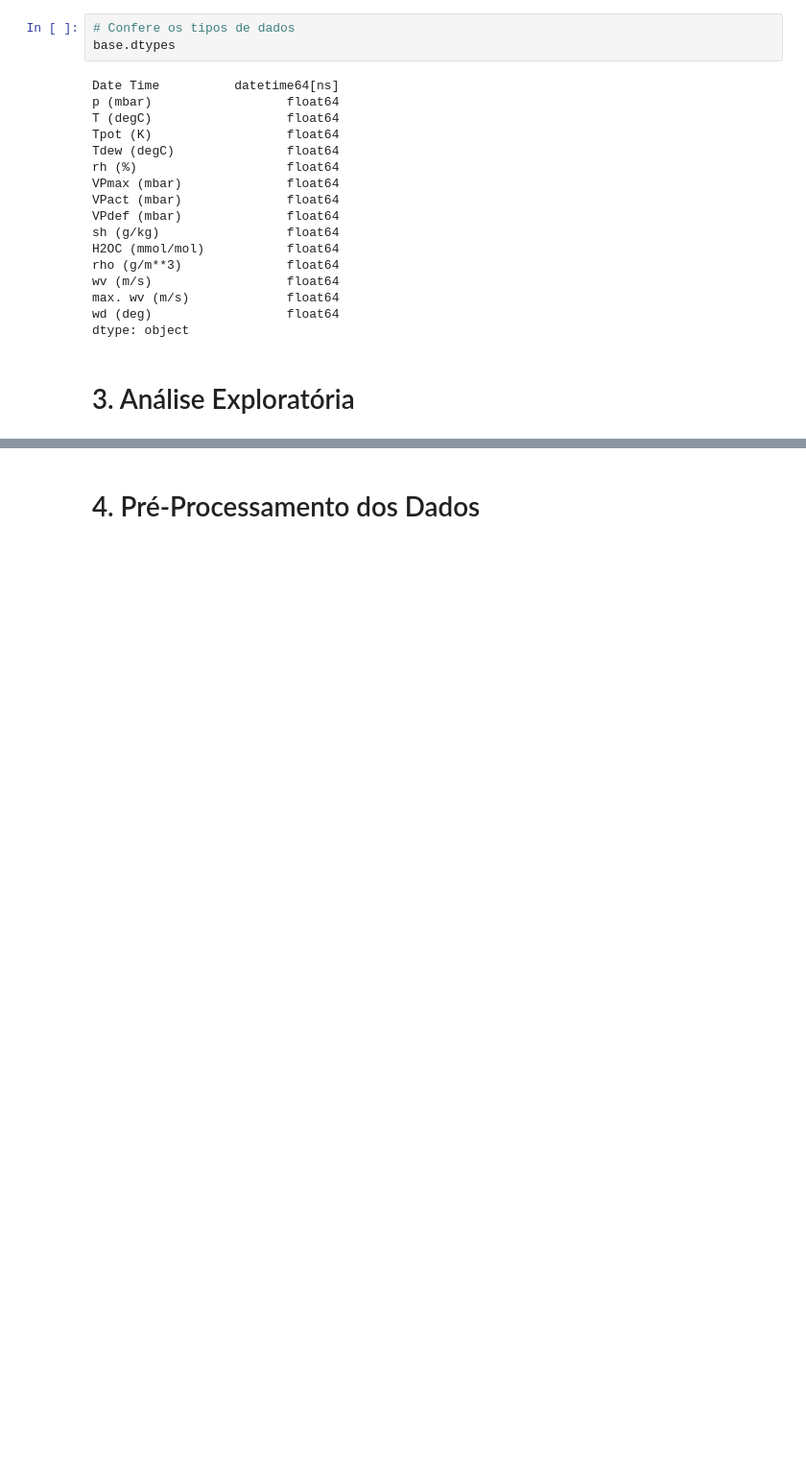
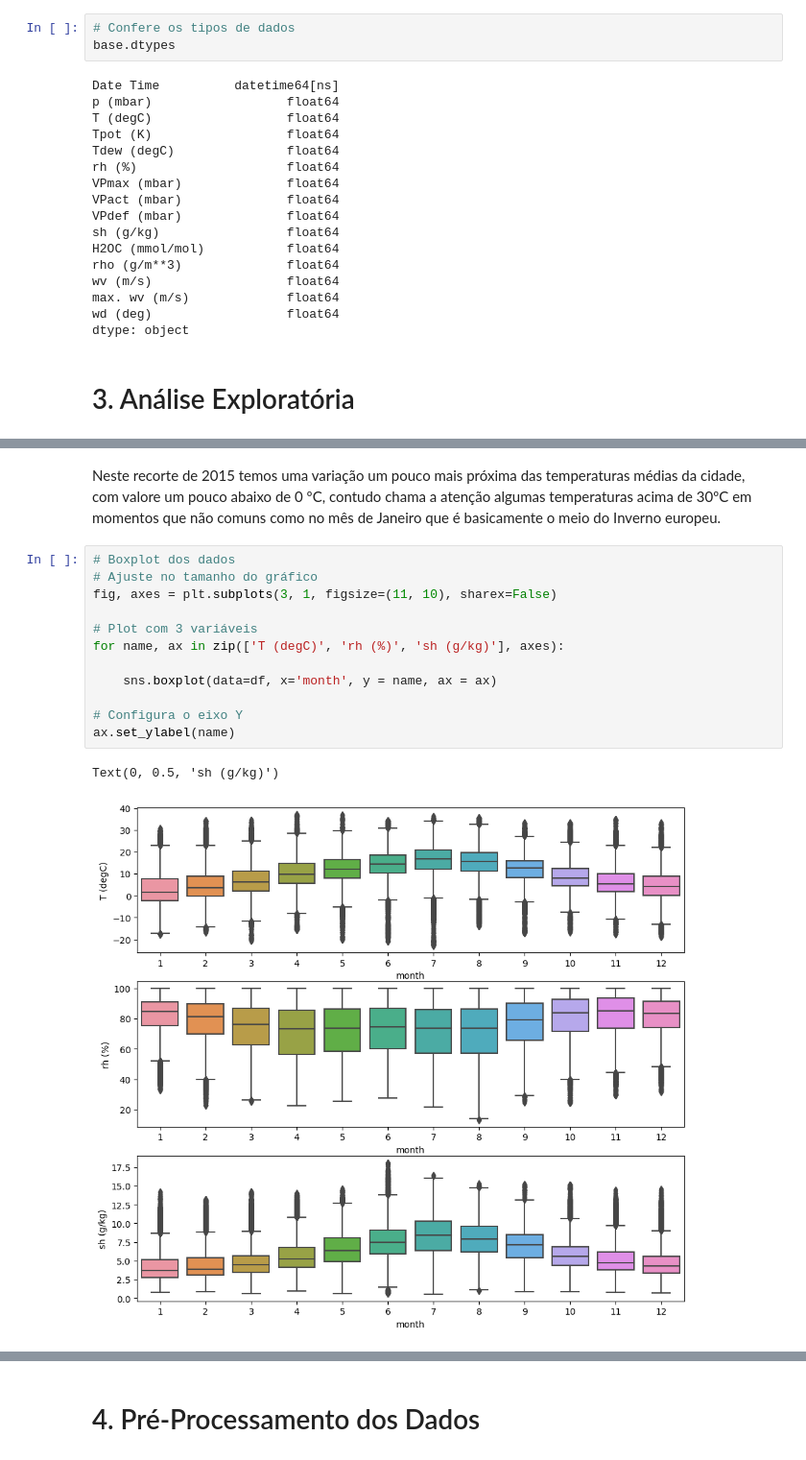
Before and after one commit to marcosmorais94/climate_forecast, a Jupyter notebook: climate_forecast_ml.ipynb, the cells around one changed output, grey strips where cells are left out. Shown at 96% size. Cells and saved outputs as stored; diff of their text form; blank space fills up the shorter version.

```diff
--- a/climate_forecast_ml.ipynb
+++ b/climate_forecast_ml.ipynb
@@ -105,0 +195,17 @@ dtype: object
+# %% [markdown]
+Neste recorte de 2015 temos uma variação um pouco mais próxima das temperaturas médias da cidade, com valore um pouco abaixo de 0 ºC, contudo chama a atenção algumas temperaturas acima de 30ºC em momentos que não comuns como no mês de Janeiro que é basicamente o meio do Inverno europeu.
+# %%
+# Boxplot dos dados
+# Ajuste no tamanho do gráfico
+fig, axes = plt.subplots(3, 1, figsize=(11, 10), sharex=False)
+
+# Plot com 3 variáveis
+for name, ax in zip(['T (degC)', 'rh (%)', 'sh (g/kg)'], axes):
+
+    sns.boxplot(data=df, x='month', y = name, ax = ax)
+
+# Configura o eixo Y
+ax.set_ylabel(name)
+# %% [output]
+Text(0, 0.5, 'sh (g/kg)')
+[figure, added]
```
Also changed, not shown: parts of 15 cells of this notebook.
